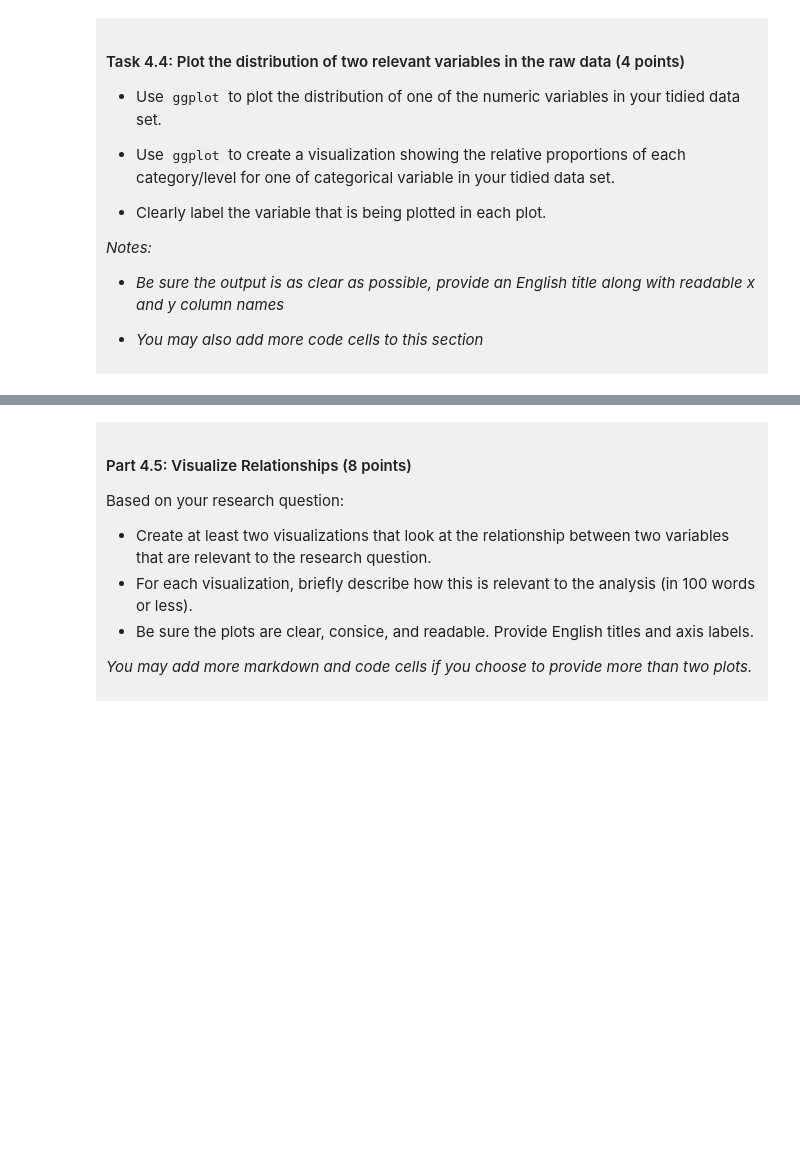
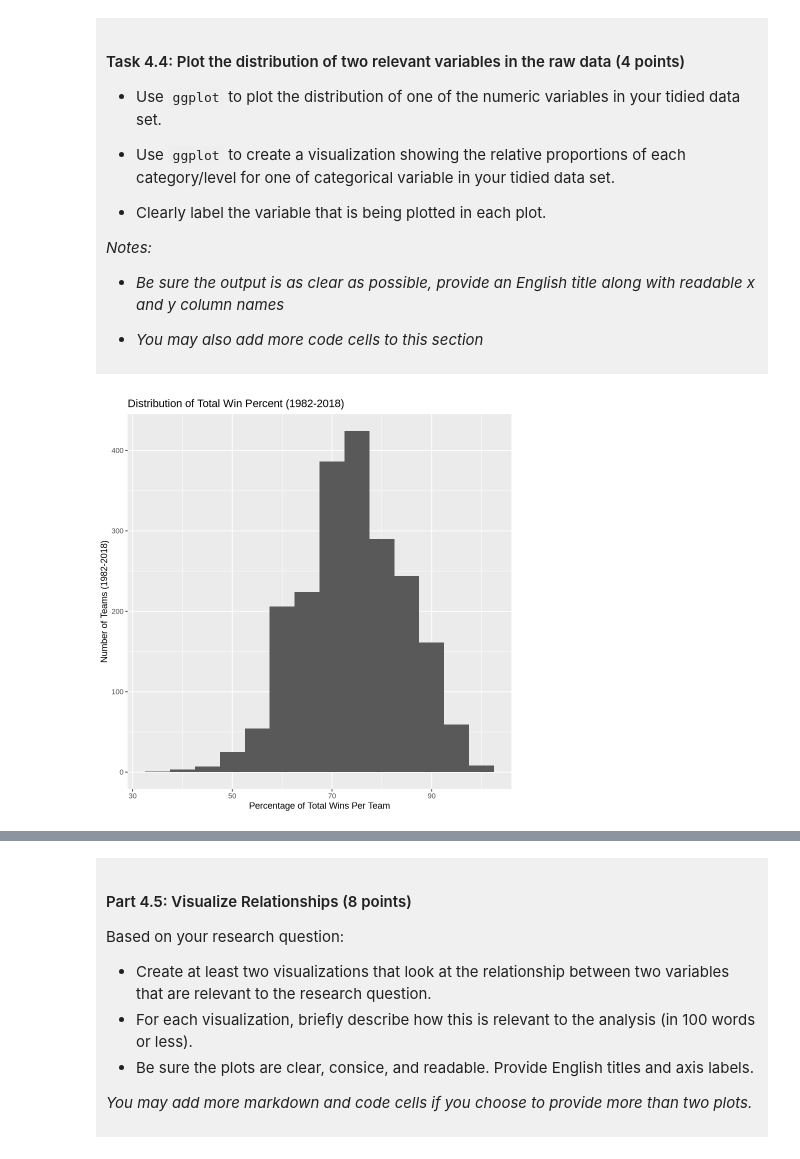
Before and after one commit to jazzyg095/dsci-100-project-Jasmine-Ginn, a Jupyter notebook: dsci-100-project-notebook.ipynb, the cells around one changed output, grey strips where cells are left out. Saved outputs shown, nothing was run; the diff lists cells and outputs as text; code cells hidden in the pictures; blank space fills up the shorter version.

```diff
--- a/dsci-100-project-notebook.ipynb
+++ b/dsci-100-project-notebook.ipynb
@@ -289,5 +365,11 @@ You will refine your research question (if needed) and produce a tidy data set.
 
 </div>
 # %%
-### EDIT THIS CODE CELL FOR PLOT 1 ###
+total_wins_pct_dist_plot <- tidy_bball_data |>
+ggplot(aes(x = total_wins_pct)) +
+geom_histogram(binwidth = 5) +
+labs(x = "Percentage of Total Wins Per Team", y = "Number of Teams (1982-2018)", title = "Distribution of Total Win Percent (1982-2018)")
+total_wins_pct_dist_plot
+# %% [output]
+[figure, added]
 # %%
```
Also changed, not shown: parts of 14 cells of this notebook.
